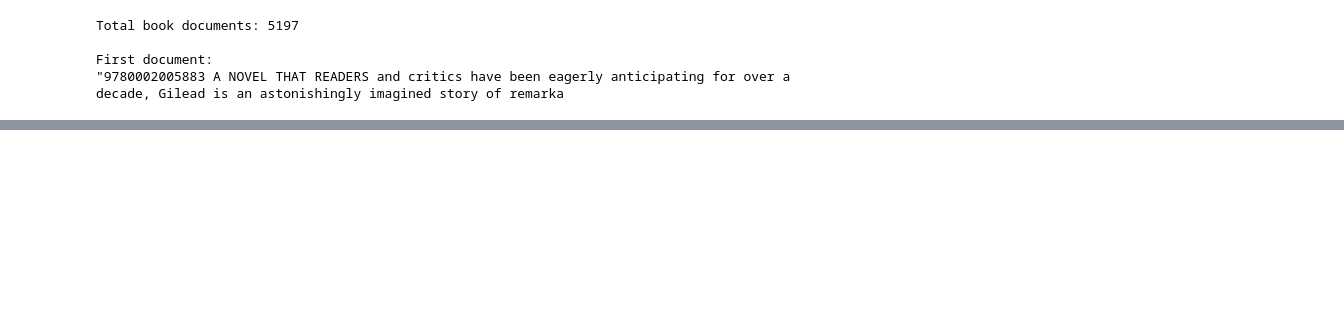
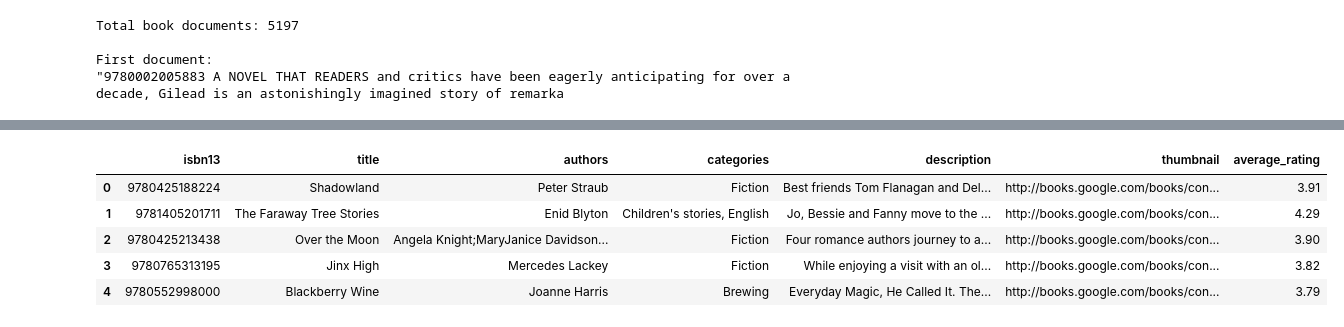
Before and after one commit to Jamess-Nicc/book-recommender, a Jupyter notebook: vector-search.ipynb, the cells around one changed output, grey strips where cells are left out. Drawn from its saved outputs; the diff is of its cells as text; code cells hidden in the pictures; blank space fills up the shorter version.

```diff
--- a/vector-search.ipynb
+++ b/vector-search.ipynb
@@ -149,0 +220,12 @@ Results returned: 5
+# %%
+recommend_books(
+    "A fantasy story about magic and friendship",
+    k=5
+)
+# %% [output]
+|  | isbn13 | title | authors | categories | description | thumbnail | average_rating |
+| 0 | 9780425188224 | Shadowland | Peter Straub | Fiction | Best friends Tom Flanagan and Del... | http://books.google.com/books/con... | 3.91 |
+| 1 | 9781405201711 | The Faraway Tree Stories | Enid Blyton | Children's stories, English | Jo, Bessie and Fanny move to the ... | http://books.google.com/books/con... | 4.29 |
+| 2 | 9780425213438 | Over the Moon | Angela Knight;MaryJanice Davidson... | Fiction | Four romance authors journey to a... | http://books.google.com/books/con... | 3.90 |
+| 3 | 9780765313195 | Jinx High | Mercedes Lackey | Fiction | While enjoying a visit with an ol... | http://books.google.com/books/con... | 3.82 |
+| 4 | 9780552998000 | Blackberry Wine | Joanne Harris | Brewing | Everyday Magic, He Called It. The... | http://books.google.com/books/con... | 3.79 |
```
Also changed, not shown: parts of 12 cells of this notebook.
